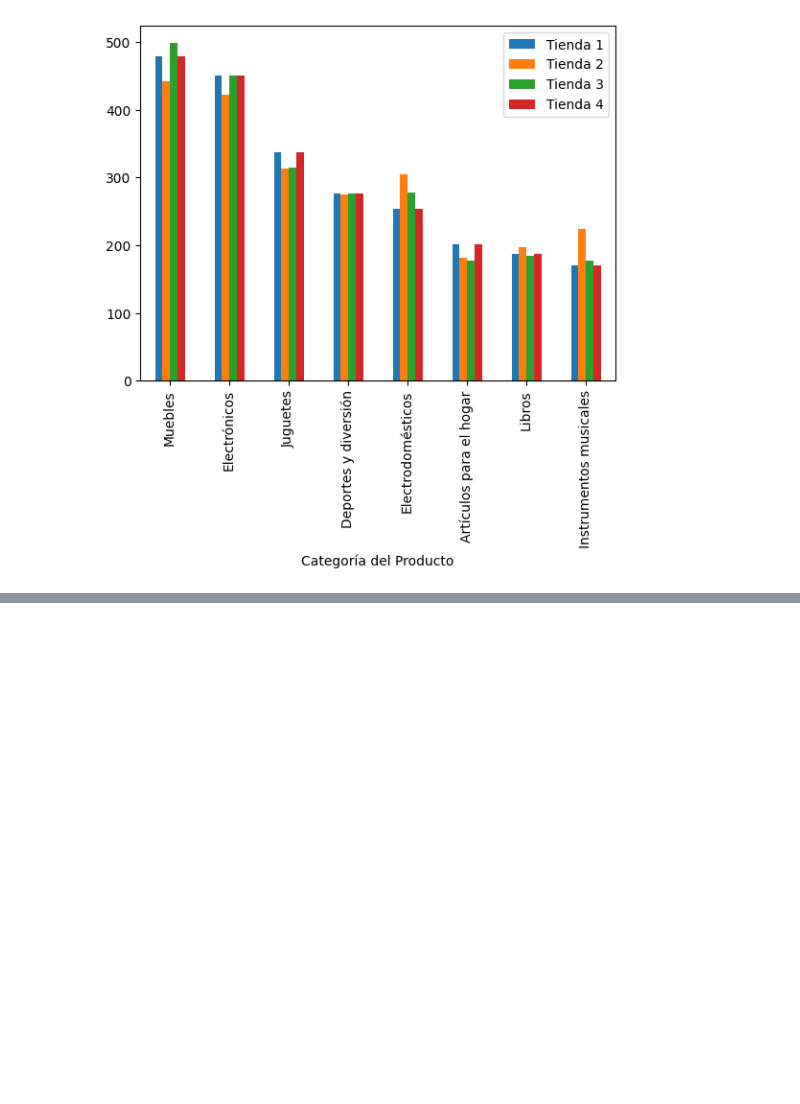
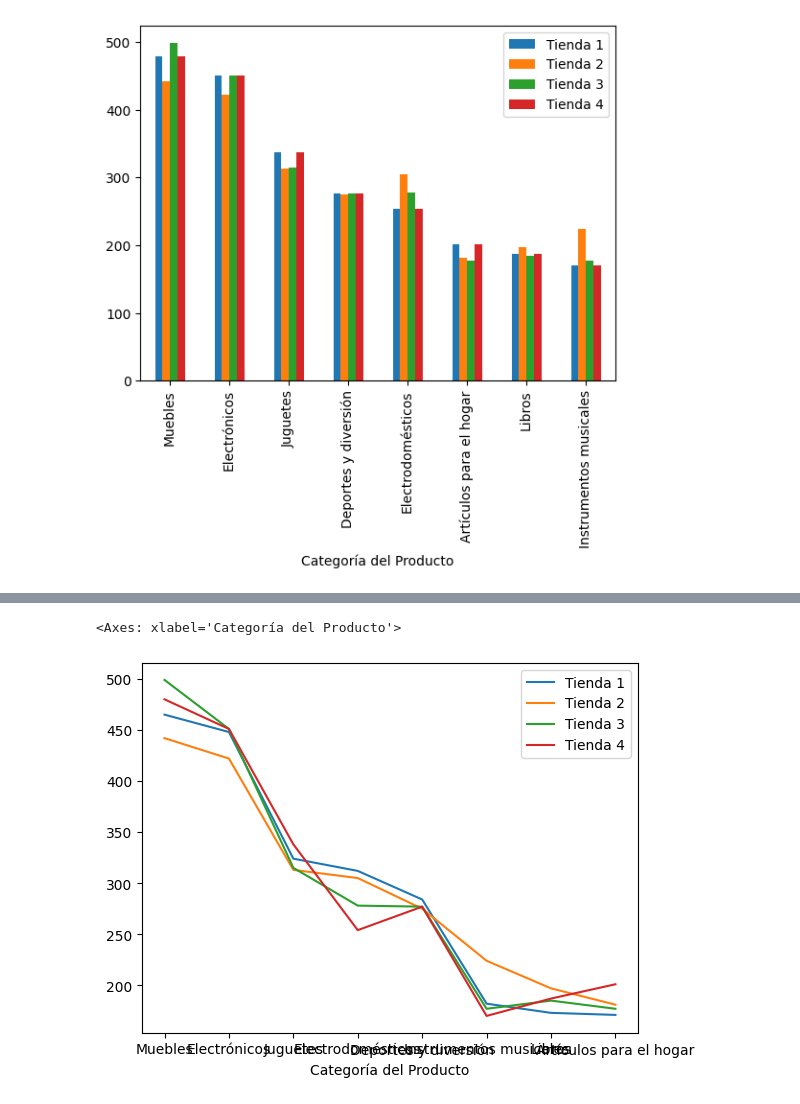
Before and after one commit to Nolram23/challenge1-data-science-latam, a Jupyter notebook: AluraStoreLatam.ipynb, the cells around one changed output, grey strips where cells are left out. Drawn from its saved outputs; the diff is of its cells as text; code cells hidden in the pictures; blank space fills up the shorter version.

```diff
--- a/AluraStoreLatam.ipynb
+++ b/AluraStoreLatam.ipynb
@@ -269,0 +273,5 @@ conteo_total.plot(kind='bar')
+# %%
+conteo_total.plot(kind='line')
+# %% [output]
+<Axes: xlabel='Categoría del Producto'>
+[figure, added]
```
Also changed, not shown: parts of 8 cells of this notebook.
